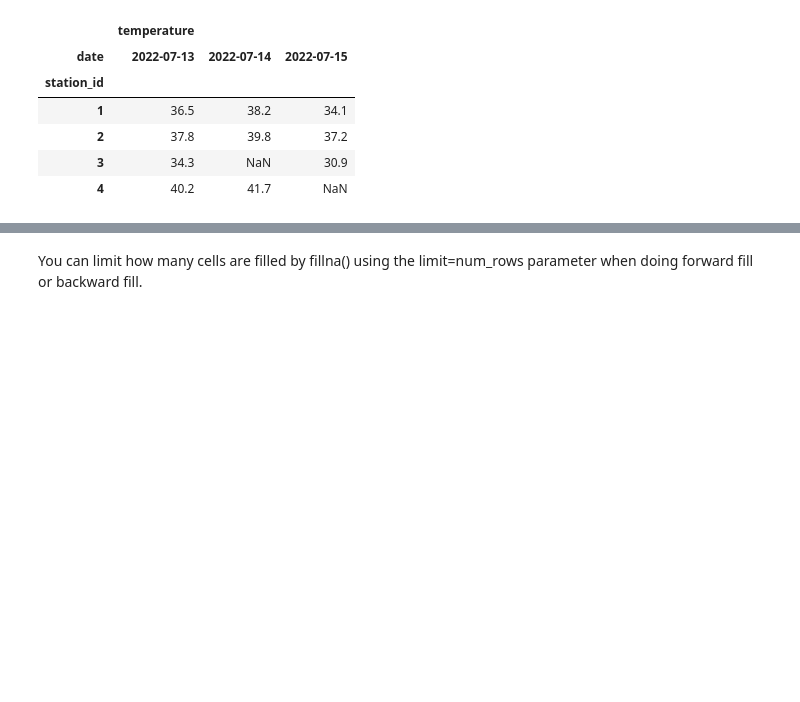
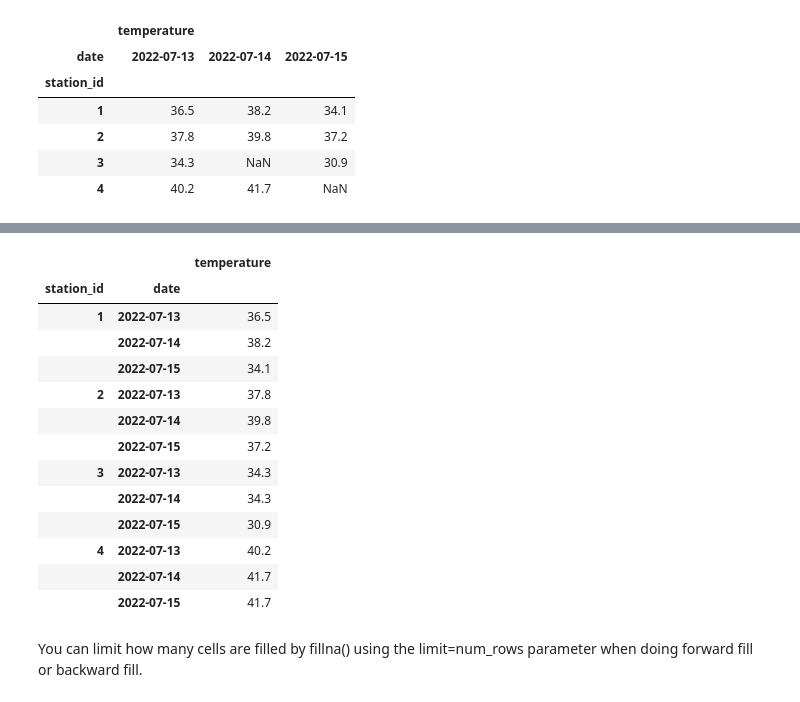
Before and after one commit to elsatch/datacamp-data-scientist-certification, a Jupyter notebook: DS101/Data_Management_with_Python/Assess_data_quality_and_perform_validation_tasks/Identify_calculate_and_replace_the_missing_values_using_Python.ipynb, the cells around one changed output, grey strips where cells are left out. Saved outputs shown, nothing was run; the diff lists cells and outputs as text; code cells hidden in the pictures; blank space fills up the shorter version.

```diff
--- a/DS101/Data_Management_with_Python/Assess_data_quality_and_perform_validation_tasks/Identify_calculate_and_replace_the_missing_values_using_Python.ipynb
+++ b/DS101/Data_Management_with_Python/Assess_data_quality_and_perform_validation_tasks/Identify_calculate_and_replace_the_missing_values_using_Python.ipynb
@@ -250,0 +253,18 @@ temperatures_by_station
+# %%
+# Time to fill those NaN
+temperatures_by_station.fillna(method='ffill')
+# %% [output]
+|  |  | temperature |
+| station_id | date |  |
+| 1 | 2022-07-13 | 36.5 |
+|  | 2022-07-14 | 38.2 |
+|  | 2022-07-15 | 34.1 |
+| 2 | 2022-07-13 | 37.8 |
+|  | 2022-07-14 | 39.8 |
+|  | 2022-07-15 | 37.2 |
+| 3 | 2022-07-13 | 34.3 |
+|  | 2022-07-14 | 34.3 |
+|  | 2022-07-15 | 30.9 |
+| 4 | 2022-07-13 | 40.2 |
+|  | 2022-07-14 | 41.7 |
+|  | 2022-07-15 | 41.7 |
```
Also changed, not shown: parts of 8 cells of this notebook, 1 other file.
